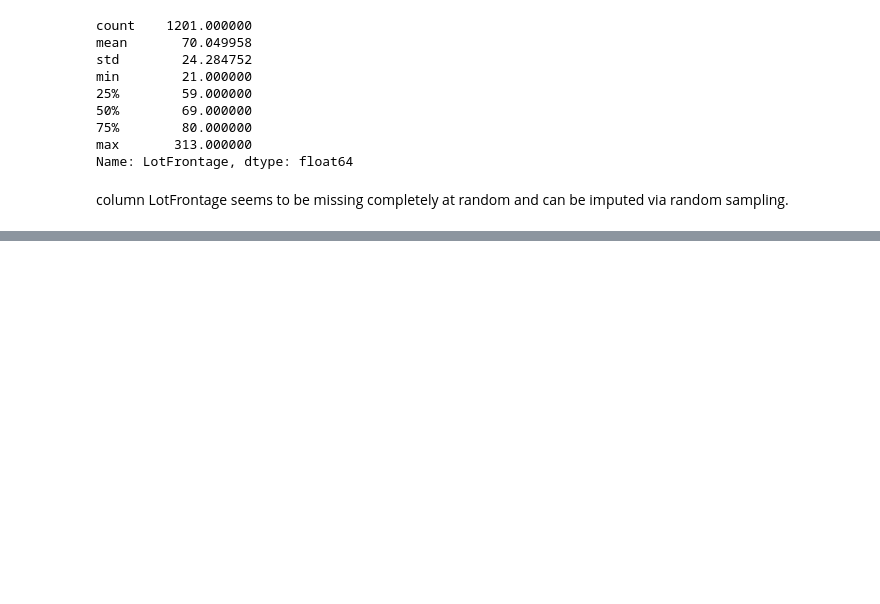
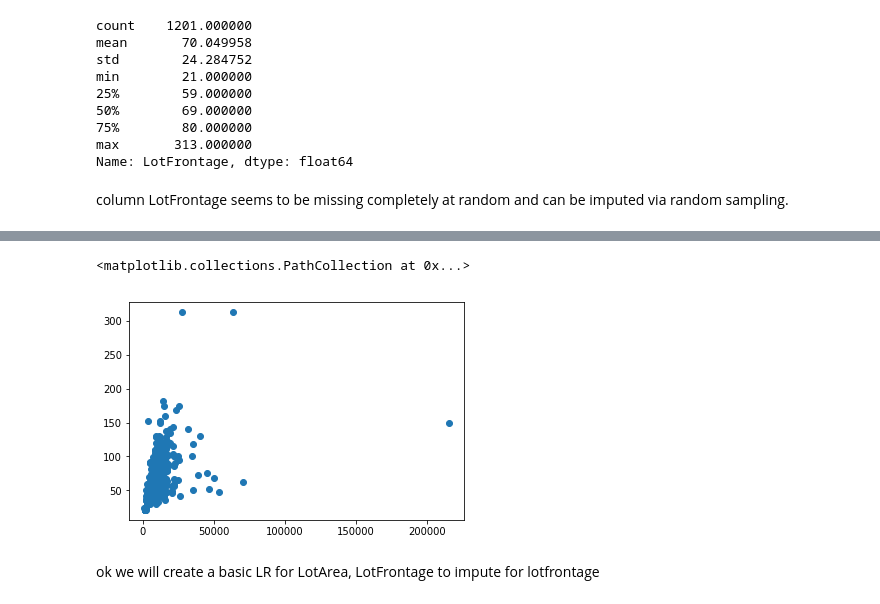
Before and after one commit to jimmy-jing/housing_ml, a Jupyter notebook: jj_first_run.ipynb, the cells around one changed output, grey strips where cells are left out. Drawn from its saved outputs; the diff is of its cells as text; code cells hidden in the pictures; blank space fills up the shorter version.

Commit message:
finished imputing, will start impute protocol and standardization

```diff
--- a/jj_first_run.ipynb
+++ b/jj_first_run.ipynb
@@ -378,0 +796,2 @@ FILE
+# %%
+df.FireplaceQu[df.FireplaceQu.isnull()] = 'NA'
@@ -378,0 +985,7 @@ FILE
+# %%
+plt.scatter(df.LotArea, df.LotFrontage)
+# %% [output]
+<matplotlib.collections.PathCollection at 0x...>
+[figure, added]
+# %% [markdown]
+ok we will create a basic LR for LotArea, LotFrontage to impute for lotfrontage
```
Also changed, not shown: parts of 68 cells of this notebook, 1 other file.
